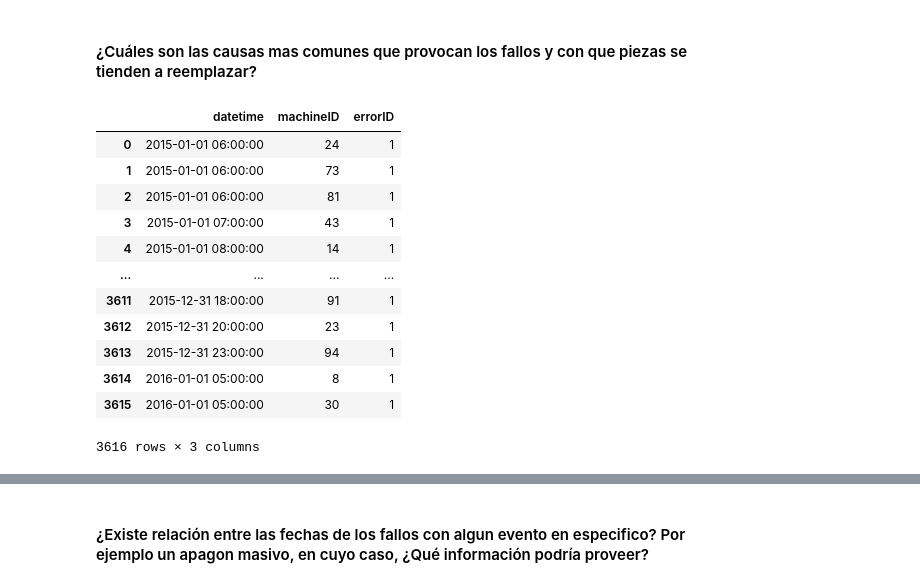
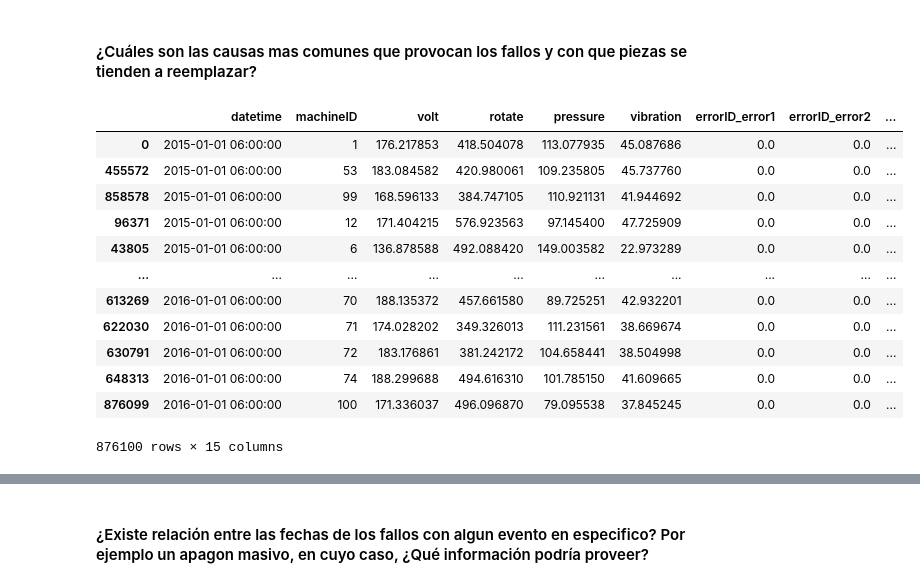
Before and after one commit to Brami01/TIC_Project_PM, a Jupyter notebook: main.ipynb, the cells around one changed output, grey strips where cells are left out. Cells and saved outputs as stored; diff of their text form; code cells hidden in the pictures.

```diff
--- a/main.ipynb
+++ b/main.ipynb
@@ -395,39 +395,43 @@ Text(0.5, 1.0, 'Mean failures by model')
 # %% [markdown]
 #### ¿Cuáles son las causas mas comunes que provocan los fallos y con que piezas se tienden a reemplazar?
-# %%
-errors.groupby(['datetime', 'machineID'], as_index=False).count()
-# %% [output]
-|  | datetime | machineID | errorID |
-| 0 | 2015-01-01 06:00:00 | 24 | 1 |
-| 1 | 2015-01-01 06:00:00 | 73 | 1 |
-| 2 | 2015-01-01 06:00:00 | 81 | 1 |
-| 3 | 2015-01-01 07:00:00 | 43 | 1 |
-| 4 | 2015-01-01 08:00:00 | 14 | 1 |
-| ... | ... | ... | ... |
-| 3611 | 2015-12-31 18:00:00 | 91 | 1 |
-| 3612 | 2015-12-31 20:00:00 | 23 | 1 |
-| 3613 | 2015-12-31 23:00:00 | 94 | 1 |
-| 3614 | 2016-01-01 05:00:00 | 8 | 1 |
-| 3615 | 2016-01-01 05:00:00 | 30 | 1 |
-3616 rows × 3 columns
 # %%
 #Selection of train and test data
-errors_train = errors.copy()
-errors_train['error1'] = errors_train['errorID'].apply(lambda x: x == 1)
-errors_train['error2'] = errors_train['errorID'].apply(lambda x: x == 2)
-errors_train['error3'] = errors_train['errorID'].apply(lambda x: x == 3)
-errors_train['error4'] = errors_train['errorID'].apply(lambda x: x == 4)
-errors_train['error5'] = errors_train['errorID'].apply(lambda x: x == 5)
-errors_train = errors_train.rename(columns={'errorID': 'errors'})
-errors_train = errors_train.groupby(['datetime', 'machineID'], as_index=False).agg({'errors': 'count', 'error1': 'sum', 'error2': 'sum', 'error3': 'sum', 'error4': 'sum', 'error5': 'sum'})
-errors_train['error'] = True
+#maint_train = pd.get_dummies(maint)
+#maint_train = maint_train.groupby(['datetime', 'machineID'], as_index=False).sum()
 
+errors_train = pd.get_dummies(errors)
+errors_train = errors_train.groupby(['datetime', 'machineID'], as_index=False).sum()
+
+failures_train = pd.get_dummies(failures)
+failures_train = failures_train.groupby(['datetime', 'machineID'], as_index=False).sum()
+
+#telemetry_train = telemetry.merge(maint_train, how='left', left_on=['datetime', 'machineID'], right_on=['datetime', 'machineID'])
+#telemetry_train = telemetry_train.merge(errors_train, how='left', left_on=['datetime', 'machineID'], right_on=['datetime', 'machineID'])
 telemetry_train = telemetry.merge(errors_train, how='left', left_on=['datetime', 'machineID'], right_on=['datetime', 'machineID'])
-telemetry_train['error'] = telemetry_train['error'].fillna(False)
+telemetry_train = telemetry_train.merge(failures_train, how='left', left_on=['datetime', 'machineID'], right_on=['datetime', 'machineID'])
 telemetry_train = telemetry_train.fillna(0)
-telemetry_train['timestamp'] = telemetry_train['datetime'].values.astype(np.int64)
-#telemetry_train[45:].head(20)
-#X = telemetry
-X = telemetry_train[['timestamp', 'machineID', 'volt', 'rotate', 'pressure', 'vibration']]
-y = telemetry_train['error']
-X_train, X_test, y_train, y_test = train_test_split(X, y, test_size=0.33, random_state=42)
+telemetry_train.sort_values('datetime', inplace=True)
+
+features = ['machineID', 'volt', 'rotate', 'pressure', 'vibration', 'errorID_error1', 'errorID_error2', 'errorID_error3', 'errorID_error4', 'errorID_error5']
+labels = ['failure_comp1', 'failure_comp2', 'failure_comp3', 'failure_comp4']
+
+X = telemetry_train[features]
+X = StandardScaler().fit_transform(X)
+#X = PCA(n_components=2).fit_transform(X)
+y = telemetry_train[labels]
+X_train, X_test, y_train, y_test = train_test_split(X, y, test_size=0.33, random_state=69, shuffle=False)
+telemetry_train
+# %% [output]
+|  | datetime | machineID | volt | rotate | pressure | vibration | errorID_error1 | errorID_error2 | ... |
+| 0 | 2015-01-01 06:00:00 | 1 | 176.217853 | 418.504078 | 113.077935 | 45.087686 | 0.0 | 0.0 | ... |
+| 455572 | 2015-01-01 06:00:00 | 53 | 183.084582 | 420.980061 | 109.235805 | 45.737760 | 0.0 | 0.0 | ... |
+| 858578 | 2015-01-01 06:00:00 | 99 | 168.596133 | 384.747105 | 110.921131 | 41.944692 | 0.0 | 0.0 | ... |
+| 96371 | 2015-01-01 06:00:00 | 12 | 171.404215 | 576.923563 | 97.145400 | 47.725909 | 0.0 | 0.0 | ... |
+| 43805 | 2015-01-01 06:00:00 | 6 | 136.878588 | 492.088420 | 149.003582 | 22.973289 | 0.0 | 0.0 | ... |
+| ... | ... | ... | ... | ... | ... | ... | ... | ... | ... |
+| 613269 | 2016-01-01 06:00:00 | 70 | 188.135372 | 457.661580 | 89.725251 | 42.932201 | 0.0 | 0.0 | ... |
+| 622030 | 2016-01-01 06:00:00 | 71 | 174.028202 | 349.326013 | 111.231561 | 38.669674 | 0.0 | 0.0 | ... |
+| 630791 | 2016-01-01 06:00:00 | 72 | 183.176861 | 381.242172 | 104.658441 | 38.504998 | 0.0 | 0.0 | ... |
+| 648313 | 2016-01-01 06:00:00 | 74 | 188.299688 | 494.616310 | 101.785150 | 41.609665 | 0.0 | 0.0 | ... |
+| 876099 | 2016-01-01 06:00:00 | 100 | 171.336037 | 496.096870 | 79.095538 | 37.845245 | 0.0 | 0.0 | ... |
+876100 rows × 15 columns
```
Also changed, not shown: parts of 18 cells of this notebook.
